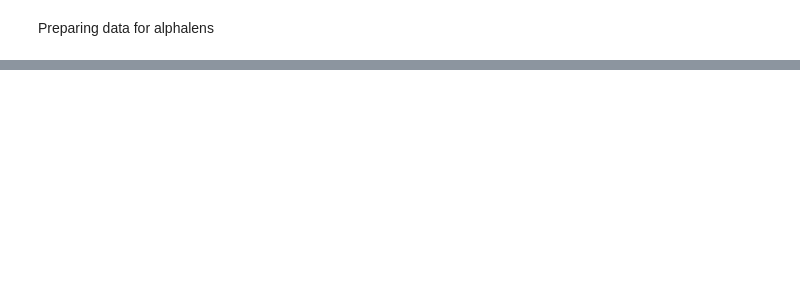
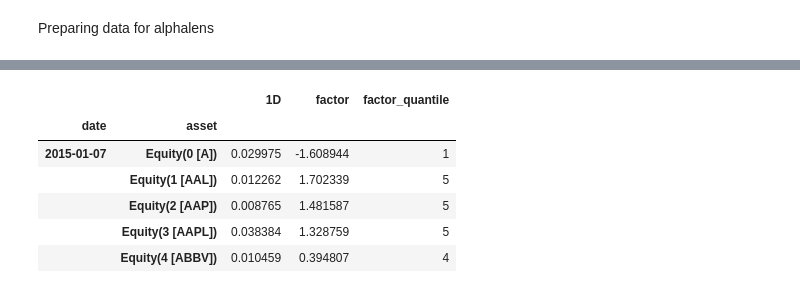
Before and after one commit to ansingh16/AI_for_trading, a Jupyter notebook: Notes/alpha_factor/sector_neutral.ipynb, the cells around one changed output, grey strips where cells are left out. Cells and saved outputs as stored; diff of their text form; code cells hidden in the pictures; blank space fills up the shorter version.

```diff
--- a/Notes/alpha_factor/sector_neutral.ipynb
+++ b/Notes/alpha_factor/sector_neutral.ipynb
@@ -550,2 +534,12 @@ ModeResult(mode=1, count=30) 1 days 00:00:00
 Dropped 0.4% entries from factor data: 0.4% in forward returns computation and 0.0% in binning phase (set max_loss=0 to see potentially suppressed Exceptions).
 max_loss is 35.0%, not exceeded: OK!
+# %%
+factor_data['Momentum_Factor'].head()
+# %% [output]
+|  |  | 1D | factor | factor_quantile |
+| date | asset |  |  |  |
+| 2015-01-07 | Equity(0 [A]) | 0.029975 | -1.608944 | 1 |
+|  | Equity(1 [AAL]) | 0.012262 | 1.702339 | 5 |
+|  | Equity(2 [AAP]) | 0.008765 | 1.481587 | 5 |
+|  | Equity(3 [AAPL]) | 0.038384 | 1.328759 | 5 |
+|  | Equity(4 [ABBV]) | 0.010459 | 0.394807 | 4 |
```
Also changed, not shown: parts of 17 cells of this notebook, 2 other files.
